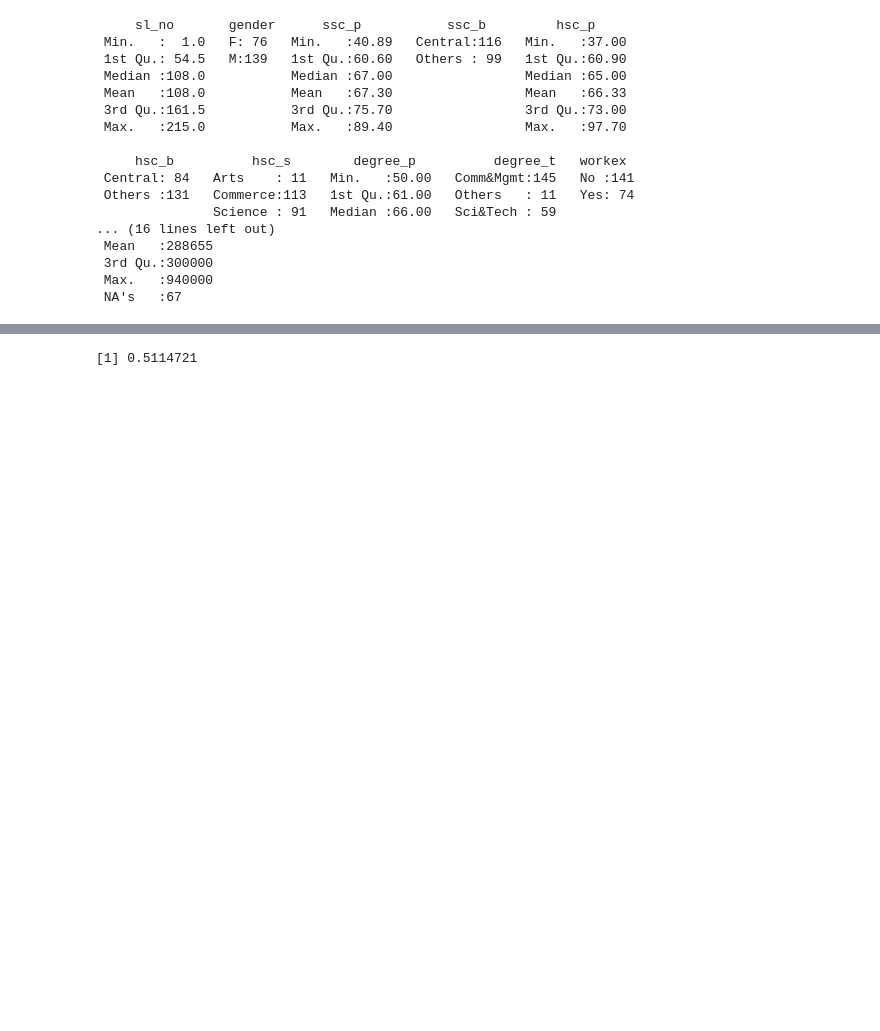
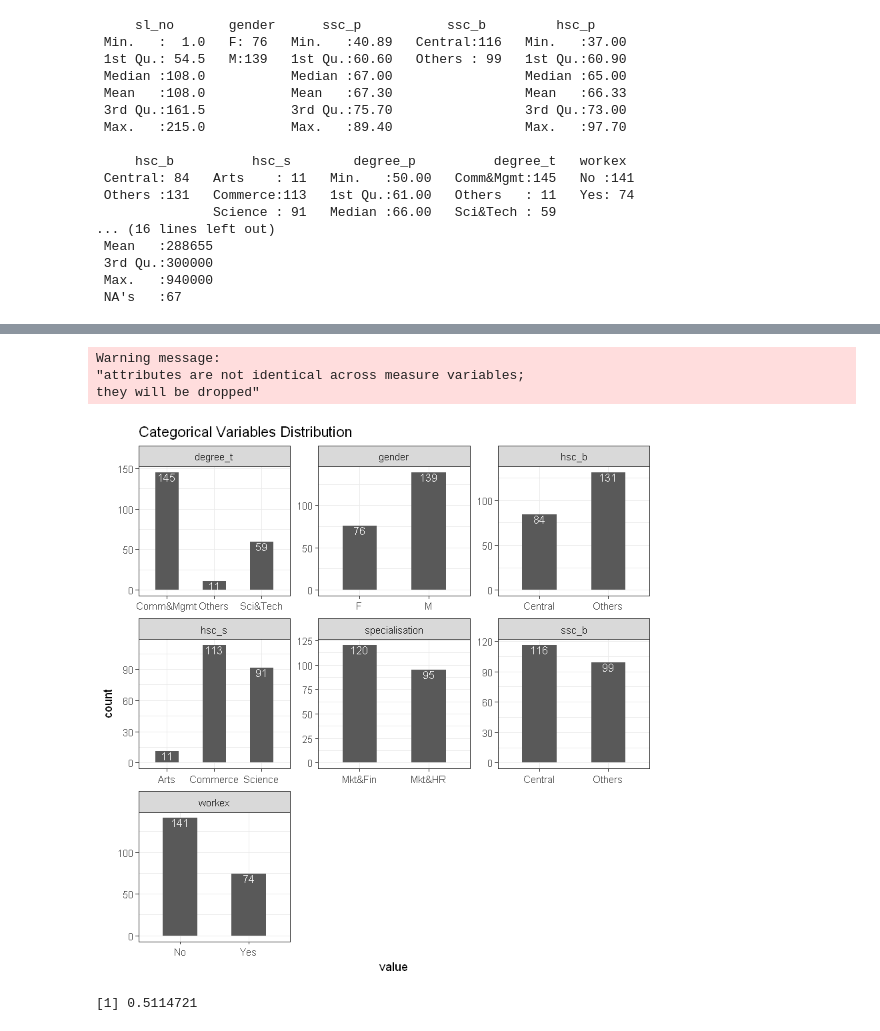
Before and after one commit to pedromvasconcelos/pbg-pmv, a Jupyter notebook: CA5/ca5_R_predictive_model.ipynb, the cells around one changed output, grey strips where cells are left out. Cells and saved outputs as stored; diff of their text form; code cells hidden in the pictures; blank space fills up the shorter version.

```diff
--- a/CA5/ca5_R_predictive_model.ipynb
+++ b/CA5/ca5_R_predictive_model.ipynb
@@ -100 +184,17 @@ Warning message:
+# %%
+#Subsetting the categorical variables
+cat_data = subset(data, select = c(1,3,5,6,8,9,11))
+
+cat_data %>%
+  gather() %>%
+  ggplot(aes(value)) +
+    facet_wrap(~ key, scales = "free") +
+    geom_bar(stat='count', width = 0.5) +
+    geom_text(stat = 'count', aes(label=..count..), vjust = 1, size = 3.5, color ="white")+
+    ggtitle("Categorical Variables Distribution")
+# %% [output]
+Warning message:
+"attributes are not identical across measure variables;
+they will be dropped"
+[figure, added]
 # %%
```
Also changed, not shown: parts of 24 cells of this notebook.
